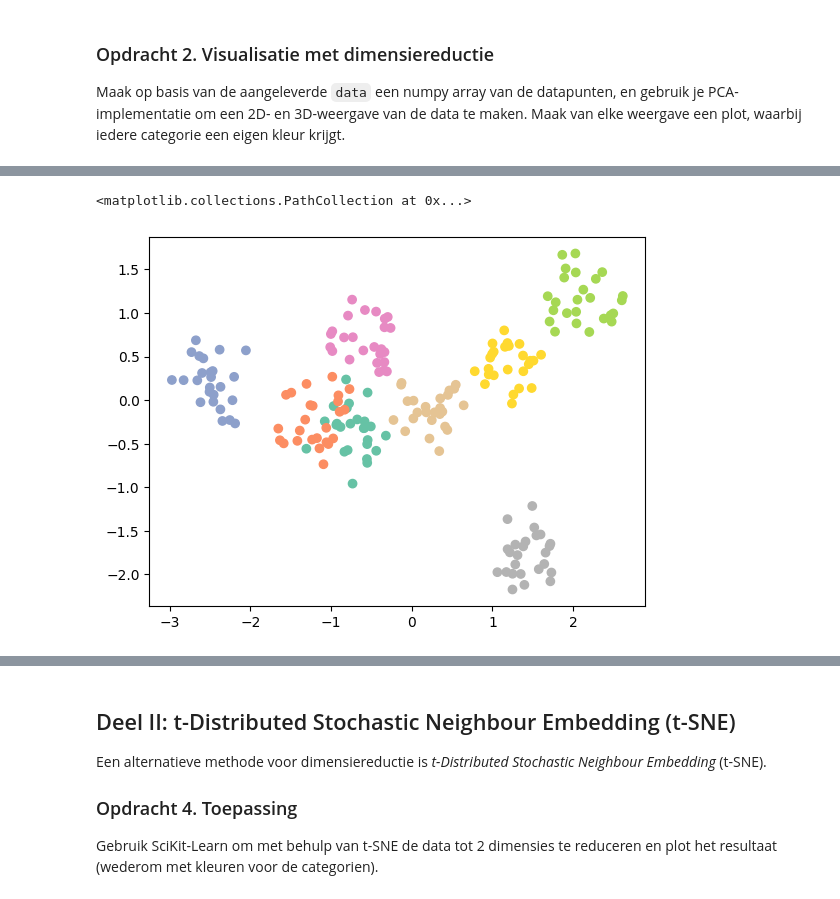
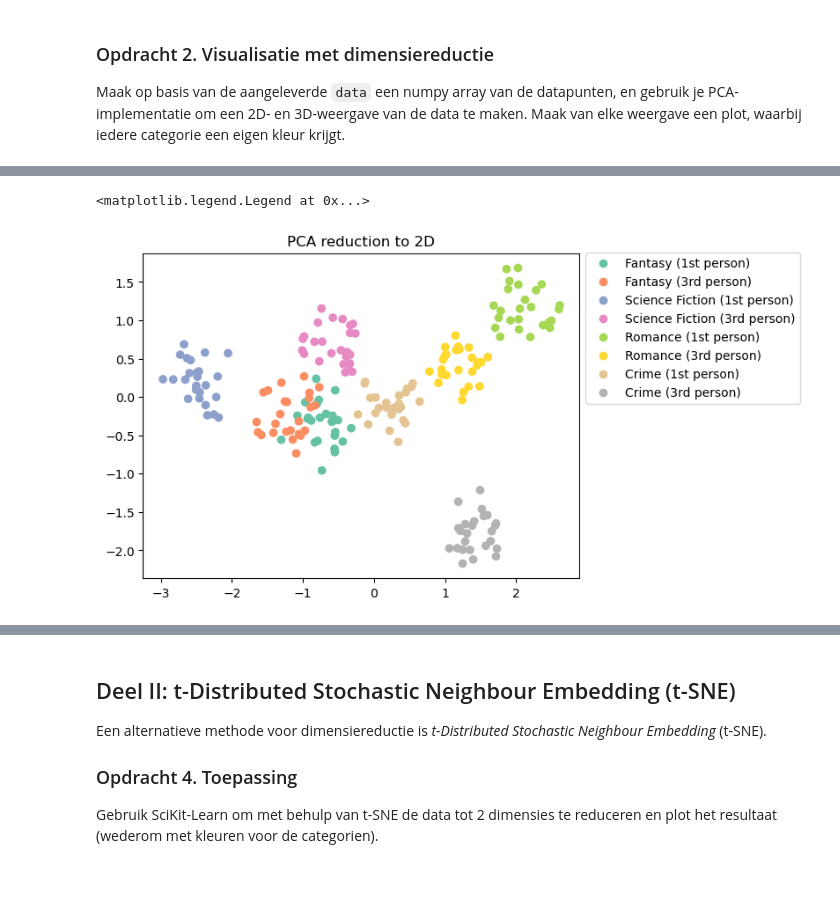
Before and after one commit to AI-S4-2026/la-ii-dimensionaliteitsreductie-Dominik-Enzinger-HU-student, a Jupyter notebook: dimensionality.ipynb, the cells around one changed output, grey strips where cells are left out. Saved outputs shown, nothing was run; the diff lists cells and outputs as text; code cells hidden in the pictures.

```diff
--- a/dimensionality.ipynb
+++ b/dimensionality.ipynb
@@ -210,14 +211,20 @@ labels_to_numbers = {"Fantasy (1st person)" : 1,
                      "Crime (1st person)" : 7,
                      "Crime (3rd person)" : 8}
 
+# Convert the labels into numbers (for scatter plot color map)
 color_labels = data[:,-1].replace_strict(labels_to_numbers)
+
+# Define categories (for the legends of the plots)
+categories = ["Fantasy (1st person)", "Fantasy (3rd person)", "Science Fiction (1st person)", "Science Fiction (3rd person)", "Romance (1st person)", "Romance (3rd person)", "Crime (1st person)", "Crime (3rd person)"]
+
+# Separate matrix and labels
+matrix = np.array(data[:,:-1])
 # %%
-# Separate matrix and labels
-matrix = np.array(data[:,:-1])
-
 reduced_to_2d = compute_pca(matrix, 2, False, True)
 
-# Create scatter plot
-plt.scatter(reduced_to_2d[:,0], reduced_to_2d[:,1], c=color_labels, cmap="Set2")
+# Create 2D scatter plot
+scatter_pca_2d = plt.scatter(reduced_to_2d[:,0], reduced_to_2d[:,1], c=color_labels, cmap="Set2")
+plt.title("PCA reduction to 2D")
+plt.legend(handles=scatter_pca_2d.legend_elements()[0], labels=categories, bbox_to_anchor=(1.0, 1.02))
 # %% [output]
 Kept information:
@@ -225,3 +232,3 @@ Kept information:
-<matplotlib.collections.PathCollection at 0x...>
+<matplotlib.legend.Legend at 0x...>
-[figure, old version]
+[figure, new version]
 # %%
```
Also changed, not shown: parts of 8 cells of this notebook.
